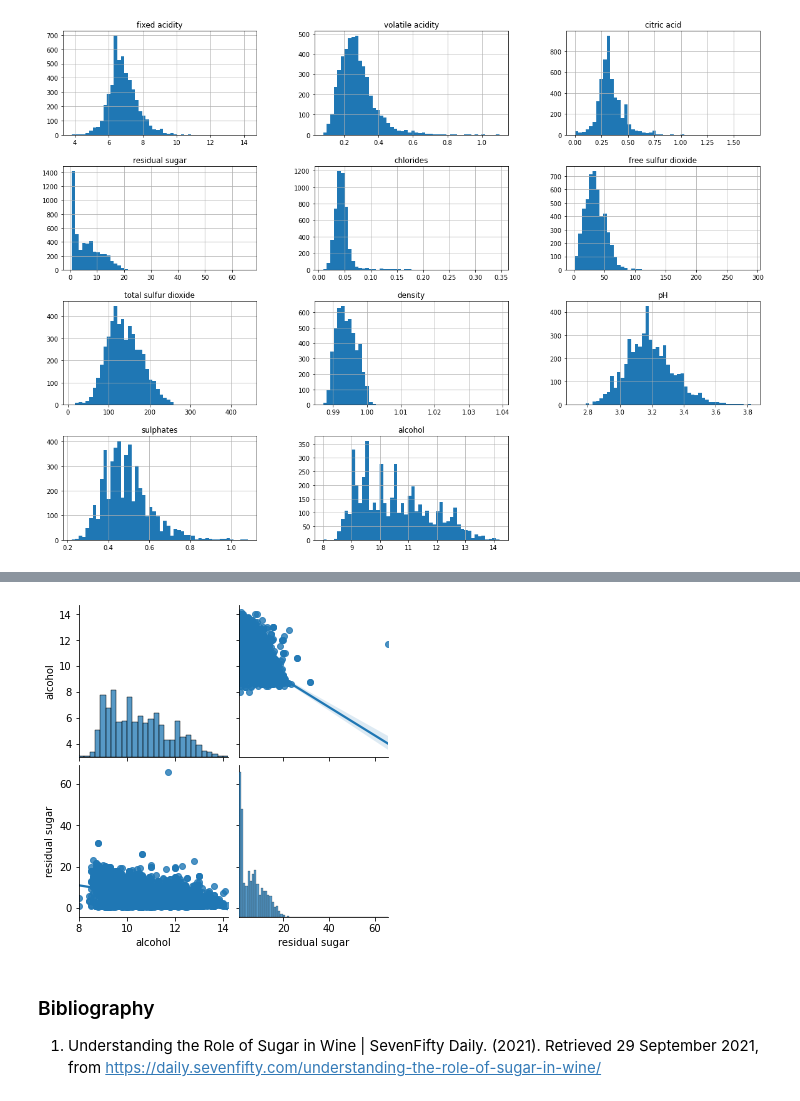
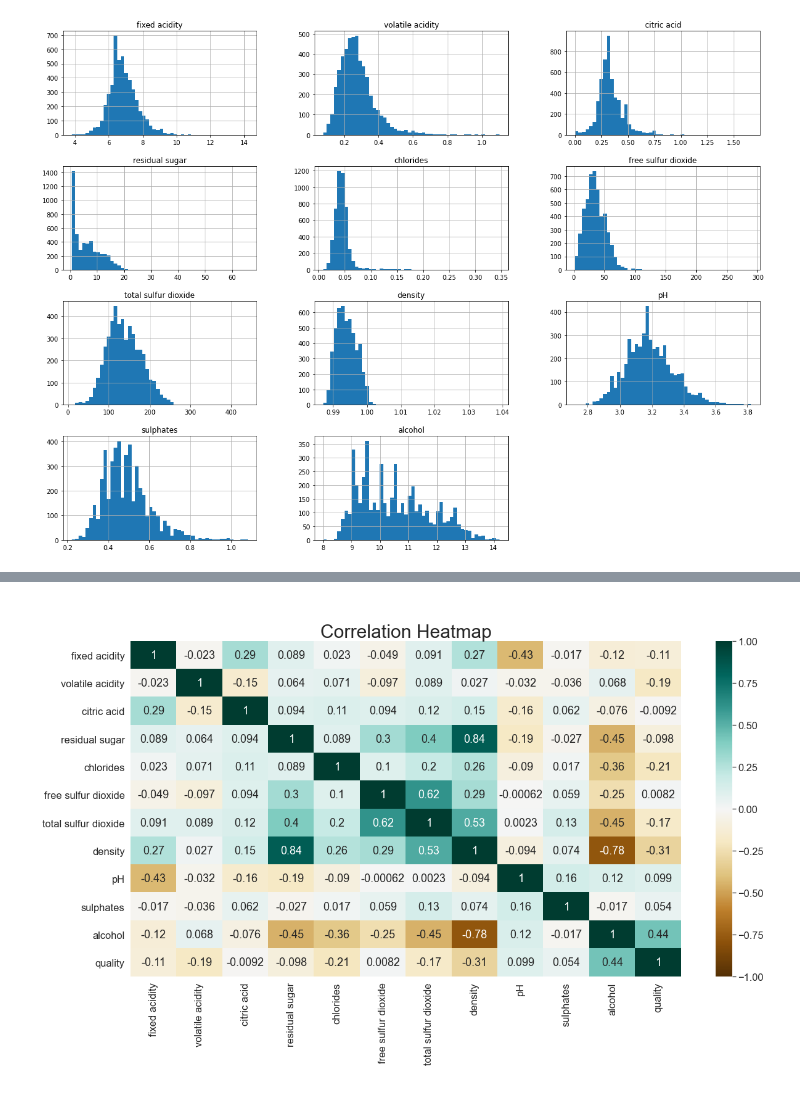
Before and after one commit to shaarick/F21DL, a Jupyter notebook: CW Wine Quality.ipynb, the cells around one changed output, grey strips where cells are left out. Saved outputs shown, nothing was run; the diff lists cells and outputs as text; code cells hidden in the pictures.

Commit message:
Added Correlation Heatmap

```diff
--- a/CW Wine Quality.ipynb
+++ b/CW Wine Quality.ipynb
@@ -213,10 +154,12 @@ plt.axis([0, 50, 0.96, 1.05])
-# %%
-attributes = ["alcohol", "residual sugar"]
-sns.pairplot(df[attributes], kind="reg", palette="Set2")
-plt.show()
-# %% [output]
-[figure, removed]
-# %% [markdown]
-### Bibliography
-
-1. Understanding the Role of Sugar in Wine | SevenFifty Daily. (2021). Retrieved 29 September 2021, from https://daily.sevenfifty.com/understanding-the-role-of-sugar-in-wine/
+# %% [markdown]
+<a id="fullHMap"></a>
+# %%
+# Pairise correlation Heatmap
+
+plt.figure(figsize=(20,10))
+sns.set(font_scale=1.5)
+heatmap = sns.heatmap(corr_matrix, vmin=-1, vmax=1, annot=True, cmap='BrBG')
+heatmap.set_title("Correlation Heatmap", fontsize=30)
+plt.show()
+# %% [output]
+[figure, added]
```
Also changed, not shown: parts of 14 cells of this notebook.
